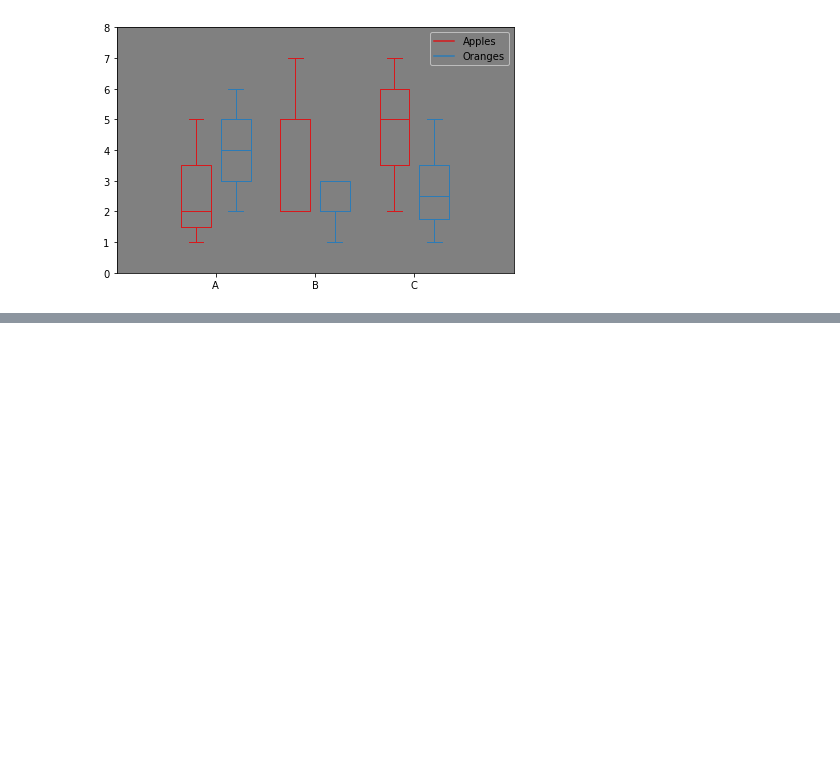
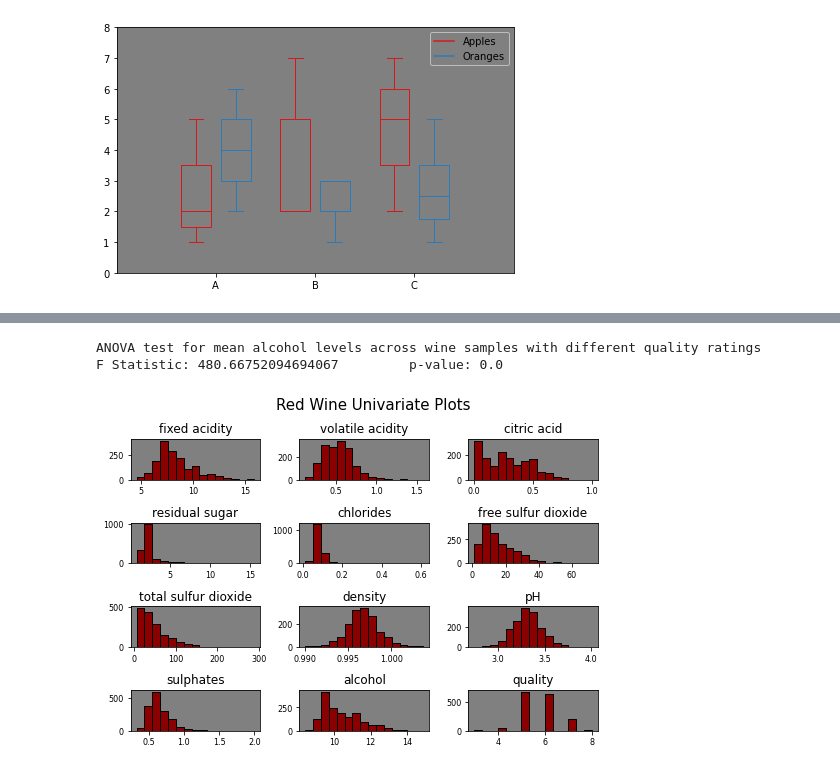
Before and after one commit to killianmeehan/Wine-analysis, a Jupyter notebook: Wine analysis.ipynb, the cells around one changed output, grey strips where cells are left out. Drawn from its saved outputs; the diff is of its cells as text; code cells hidden in the pictures; blank space fills up the shorter version.

```diff
--- a/Wine analysis.ipynb
+++ b/Wine analysis.ipynb
@@ -435,0 +435,19 @@ for column in wines.columns[0 : -3]:
+# %%
+from scipy import stats
+
+F, p = stats.f_oneway(wines[wines['quality_label'] == 'low']['alcohol'], wines[wines['quality_label'] == 'medium-low']['alcohol'],
+wines[wines['quality_label'] == 'medium']['alcohol'], wines[wines['quality_label'] == 'medium-high']['alcohol'],
+wines[wines['quality_label'] == 'high']['alcohol'])
+print('ANOVA test for mean alcohol levels across wine samples with different quality ratings')
+print('F Statistic:', F, '\tp-value:', p)
+# %% [output]
+ANOVA test for mean alcohol levels across wine samples with different quality ratings
+F Statistic: 480.66752094694067         p-value: 0.0
+# %%
+red_wine.hist(bins=15, color='darkred', edgecolor='black', linewidth=1.0, xlabelsize=8, ylabelsize=8, grid=False)
+
+plt.tight_layout(rect=(0, 0, 1.2, 1.2))
+
+rt = plt.suptitle('Red Wine Univariate Plots', x=0.65, y=1.25, fontsize=15)
+# %% [output]
+[figure, added]
```
Also changed, not shown: parts of 4 cells of this notebook, 2 other files.
